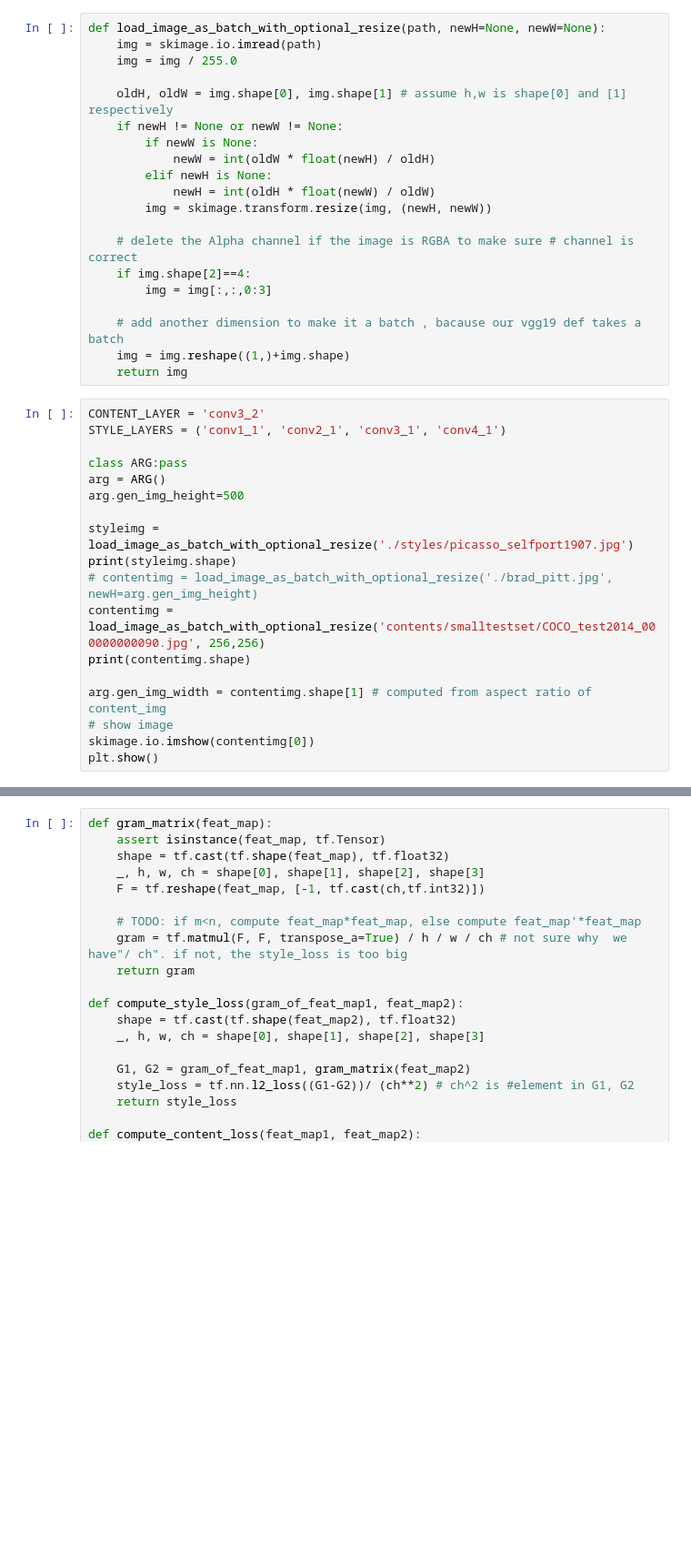
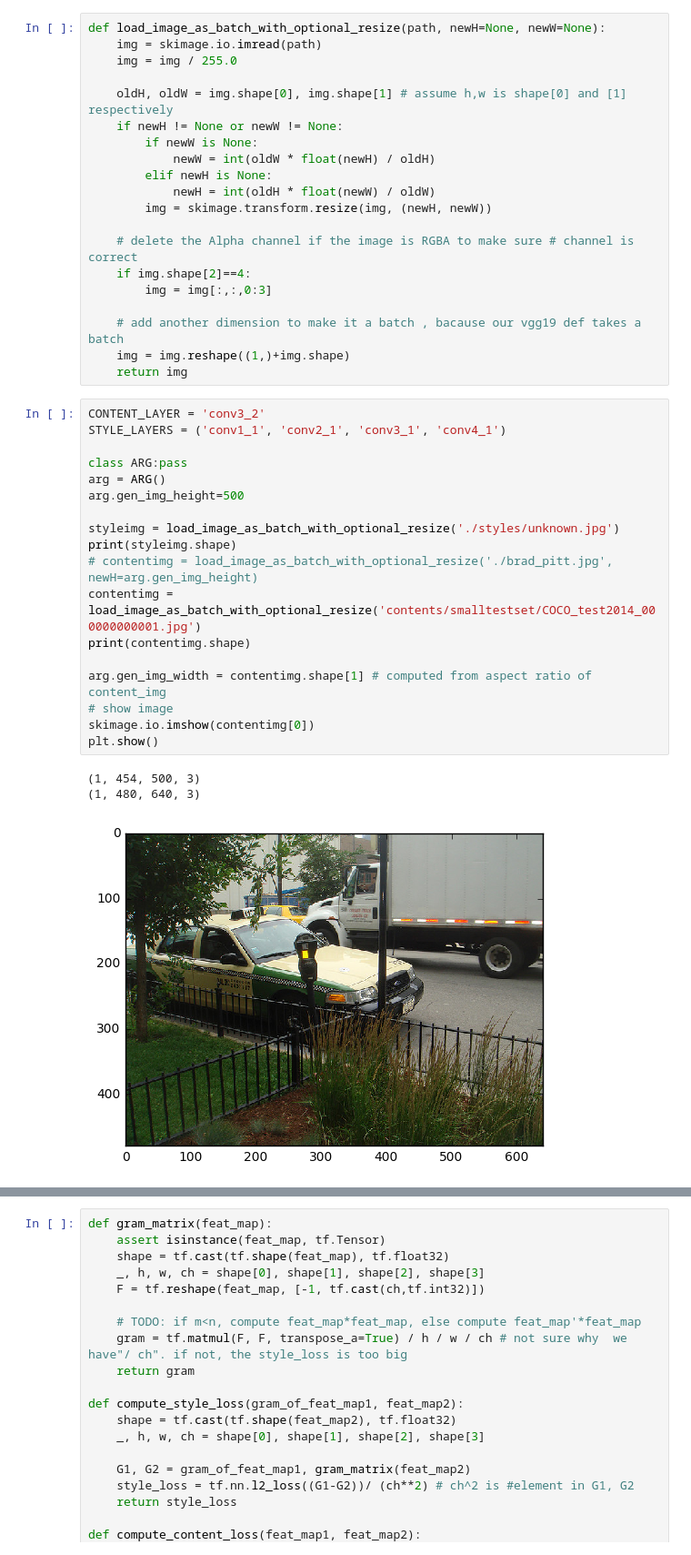
Before and after one commit to zerolocker/trainable-neural-style, a Jupyter notebook: slow_neural_style.ipynb, the cells around one changed output, grey strips where cells are left out. Shown at 91% size. Drawn from its saved outputs; the diff is of its cells as text; blank space fills up the shorter version.

```diff
--- a/slow_neural_style.ipynb
+++ b/slow_neural_style.ipynb
@@ -32,21 +32,25 @@ def load_image_as_batch_with_optional_resize(path, newH=None, newW=None):
 # %%
 CONTENT_LAYER = 'conv3_2'
 STYLE_LAYERS = ('conv1_1', 'conv2_1', 'conv3_1', 'conv4_1')
 
 class ARG:pass
 arg = ARG()
 arg.gen_img_height=500
 
-styleimg = load_image_as_batch_with_optional_resize('./styles/picasso_selfport1907.jpg')
+styleimg = load_image_as_batch_with_optional_resize('./styles/unknown.jpg')
 print(styleimg.shape)
 # contentimg = load_image_as_batch_with_optional_resize('./brad_pitt.jpg', newH=arg.gen_img_height)
-contentimg = load_image_as_batch_with_optional_resize('contents/smalltestset/COCO_test2014_000000000090.jpg', 256,256)
+contentimg = load_image_as_batch_with_optional_resize('contents/smalltestset/COCO_test2014_000000000001.jpg')
 print(contentimg.shape)
 
 arg.gen_img_width = contentimg.shape[1] # computed from aspect ratio of content_img
 # show image
 skimage.io.imshow(contentimg[0])
 plt.show()
+# %% [output]
+(1, 454, 500, 3)
+(1, 480, 640, 3)
+[figure, added]
 # %%
 sess=tf.Session()
 img_pl = tf.placeholder(tf.float32)
```
Also changed, not shown: parts of 4 cells of this notebook, 8 other files.
